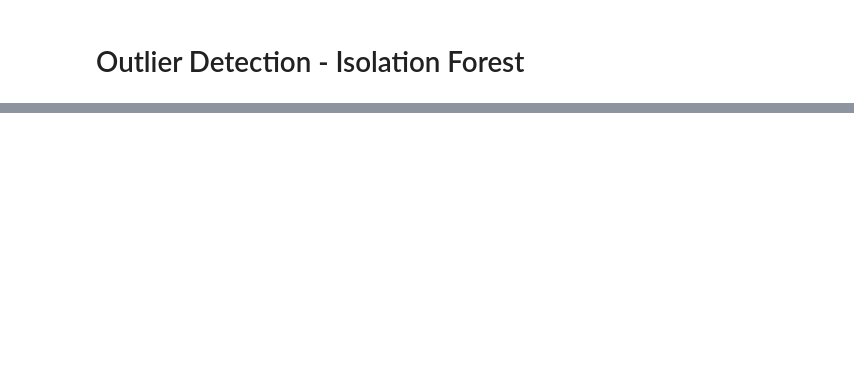
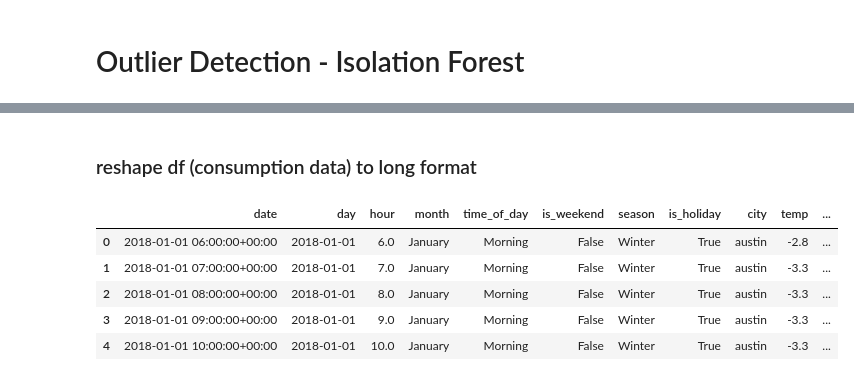
Before and after one commit to Murtada-gh/Energy_Prediction, a Jupyter notebook: notebooks/02_outlier_detection.ipynb, the cells around one changed output, grey strips where cells are left out. Saved outputs shown, nothing was run; the diff lists cells and outputs as text; code cells hidden in the pictures; blank space fills up the shorter version.

```diff
--- a/notebooks/02_outlier_detection.ipynb
+++ b/notebooks/02_outlier_detection.ipynb
@@ -115,0 +259,25 @@ Processing outliers for city: ny
+# %% [markdown]
+### reshape df (consumption data) to long format
+# %%
+# Specify the columns to keep as identifiers
+id_vars = ['date', 'day', 'hour', 'month', 'time_of_day', 'is_weekend',
+           'season', 'is_holiday', 'city', 'temp', 'wspd', 'rhum', 'pres']
+
+# Specify the appliance-related columns to melt
+value_vars = ['grid', 'bathroom', 'bedroom', 'car', 'diningroom', 'livingroom',
+              'office', 'utilityroom', 'waterheater', 'aircomp',
+              'kitchenArea', 'washer_dryer', 'other']
+
+# Reshape the DataFrame to long format
+df_long = pd.melt(hourly_df, id_vars=id_vars, value_vars=value_vars,
+                  var_name='appliance', value_name='usage')
+
+# Display the transformed DataFrame
+display(df_long.head())
+# %% [output]
+|  | date | day | hour | month | time_of_day | is_weekend | season | is_holiday | city | temp | ... |
+| 0 | 2018-01-01 06:00:00+00:00 | 2018-01-01 | 6.0 | January | Morning | False | Winter | True | austin | -2.8 | ... |
+| 1 | 2018-01-01 07:00:00+00:00 | 2018-01-01 | 7.0 | January | Morning | False | Winter | True | austin | -3.3 | ... |
+| 2 | 2018-01-01 08:00:00+00:00 | 2018-01-01 | 8.0 | January | Morning | False | Winter | True | austin | -3.3 | ... |
+| 3 | 2018-01-01 09:00:00+00:00 | 2018-01-01 | 9.0 | January | Morning | False | Winter | True | austin | -3.3 | ... |
+| 4 | 2018-01-01 10:00:00+00:00 | 2018-01-01 | 10.0 | January | Morning | False | Winter | True | austin | -3.3 | ... |
```
Also changed, not shown: parts of 13 cells of this notebook, 8 other files.
